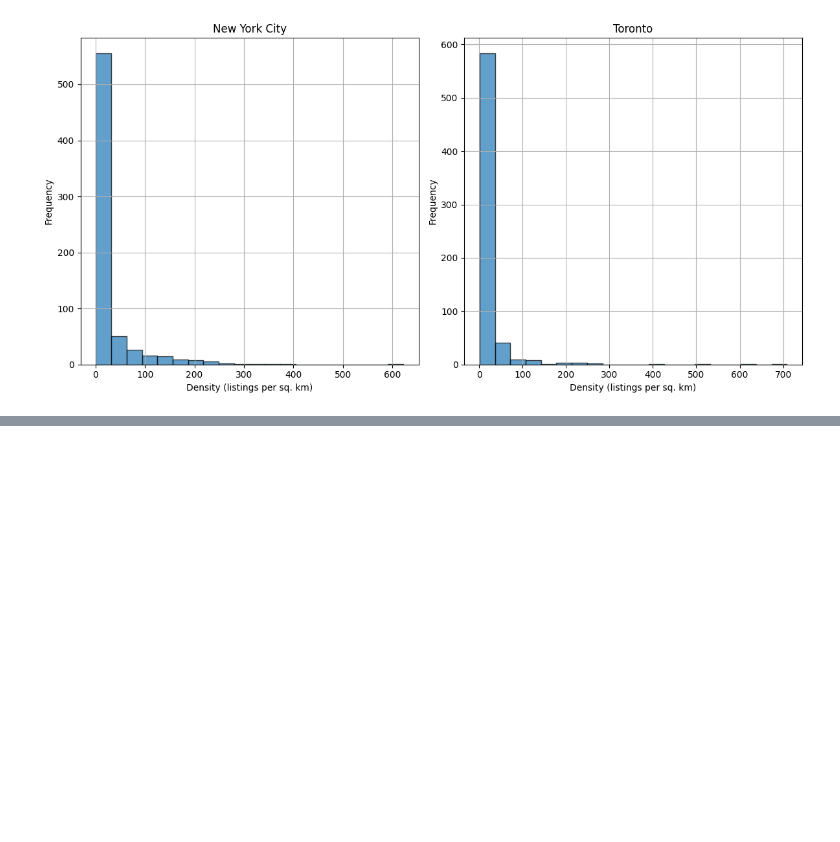
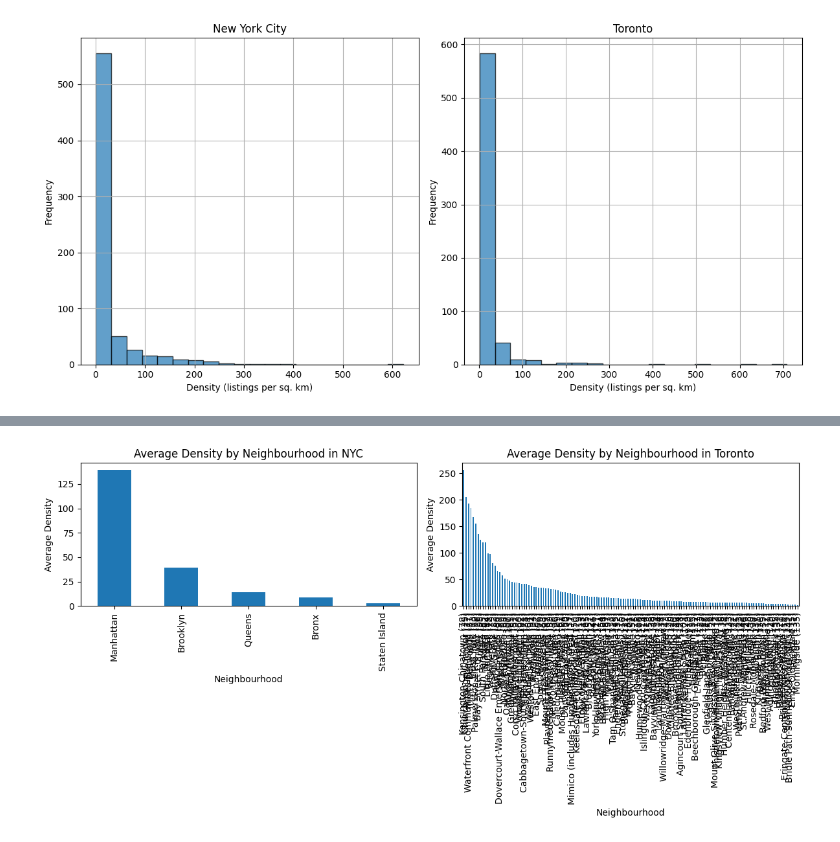
Before and after one commit to twentysixfiftythree/Airbnb-Density-Analysis-Toronto-and-NYC, a Jupyter notebook: analysis.ipynb, the cells around one changed output, grey strips where cells are left out. Saved outputs shown, nothing was run; the diff lists cells and outputs as text; code cells hidden in the pictures; blank space fills up the shorter version.

```diff
--- a/analysis.ipynb
+++ b/analysis.ipynb
@@ -178,0 +268,16 @@ Maximum count in Toronto: 873
+# %%
+# prompt: now look at the nominal neighbourhoods and see which ones on average have the highest density
+
+# Calculate the average density for each neighbourhood in NYC
+nyc_average_density_by_neighbourhood = nyc_density_with_neighbourhoods.groupby('name')['density'].mean().sort_values(ascending=False)
+
+# Print the top 5 most dense neighbourhoods in NYC
+print("Top 5 Densest Neighbourhoods in NYC:")
+print(nyc_average_density_by_neighbourhood.head(5))
+
+# Calculate the average density for each neighbourhood in Toronto
+toronto_average_density_by_neighbourhood = toronto_density_with_neighbourhoods.groupby('AREA_NAME')['density'].mean().sort_values(ascending=False)
+
+# Print the top 5 most dense neighbourhoods in Toronto
+print("\nTop 5 Densest Neighbourhoods in Toronto:")
+print(toronto_average_density_by_neighbourhood.head(5))
@@ -178,0 +302,22 @@ Maximum count in Toronto: 873
+# %%
+# prompt: now graph the stuff from above
+
+import matplotlib.pyplot as plt
+plt.figure(figsize=(12, 6))
+
+plt.subplot(1, 2, 1)
+nyc_average_density_by_neighbourhood.plot(kind='bar')
+plt.xlabel('Neighbourhood')
+plt.ylabel('Average Density')
+plt.title('Average Density by Neighbourhood in NYC')
+
+plt.subplot(1, 2, 2)
+toronto_average_density_by_neighbourhood.plot(kind='bar')
+plt.xlabel('Neighbourhood')
+plt.ylabel('Average Density')
+plt.title('Average Density by Neighbourhood in Toronto')
+
+plt.tight_layout()
+plt.show()
+# %% [output]
+[figure, added]
```
Also changed, not shown: parts of 5 cells of this notebook.
